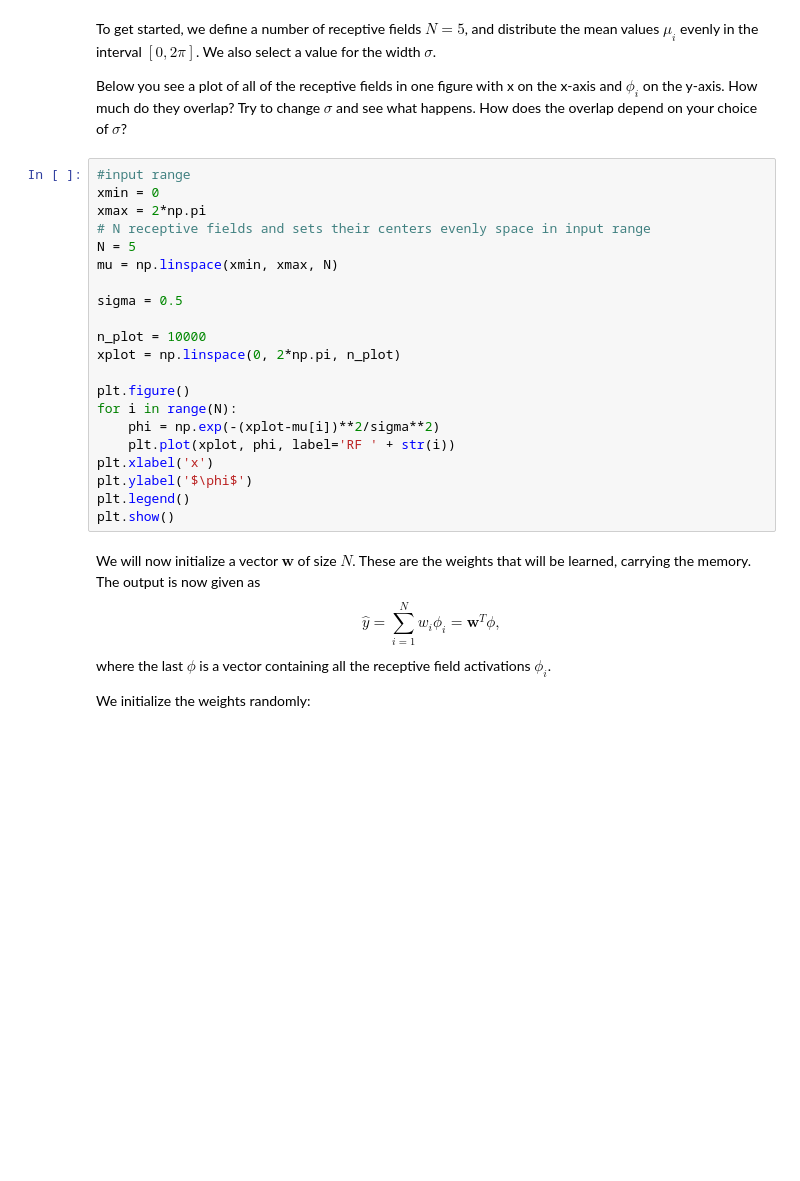
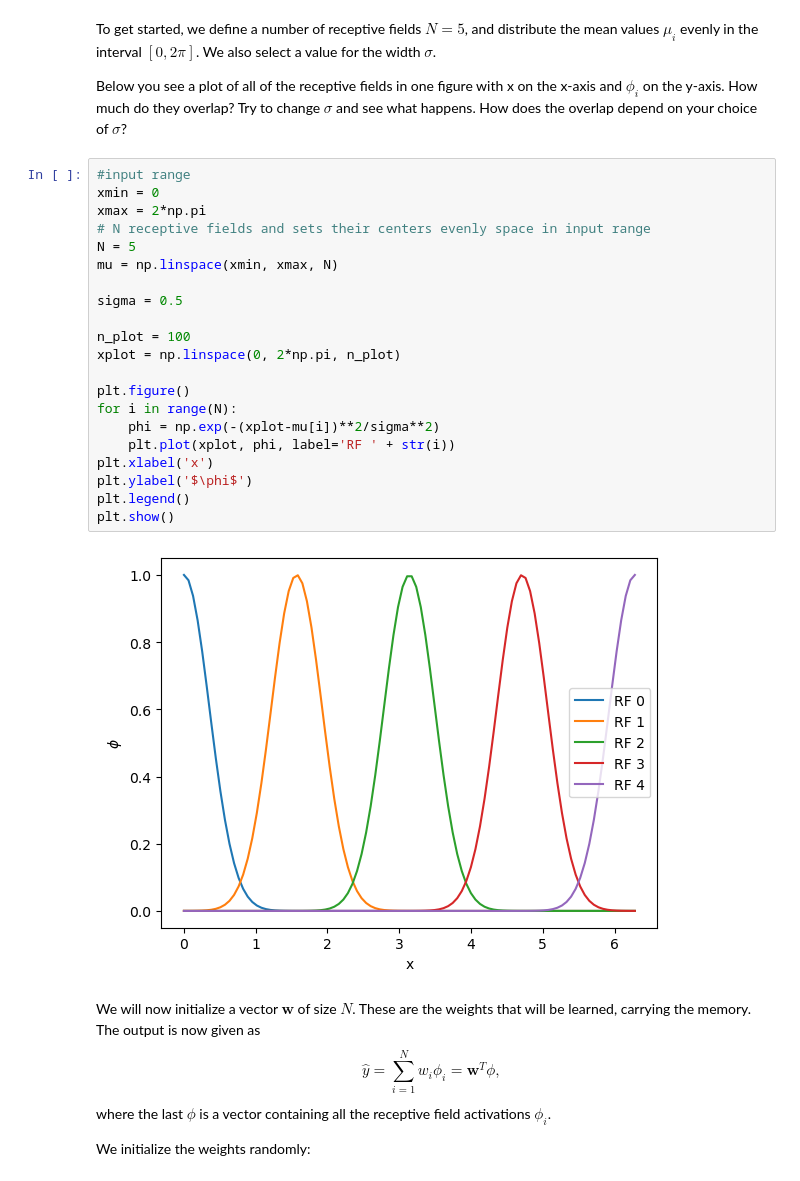
Before and after one commit to asumakpuf/Bio_Control_Exercise, a Jupyter notebook: Exercises34752_week2/2.5/exercise5.ipynb, the cells around one changed output. Saved outputs shown, nothing was run; the diff lists cells and outputs as text; blank space fills up the shorter version.

```diff
--- a/Exercises34752_week2/2.5/exercise5.ipynb
+++ b/Exercises34752_week2/2.5/exercise5.ipynb
@@ -20,24 +20,26 @@ Below you see a plot of all of the receptive fields in one figure with x on the
 # %%
 #input range
 xmin = 0
 xmax = 2*np.pi
 # N receptive fields and sets their centers evenly space in input range
 N = 5
 mu = np.linspace(xmin, xmax, N)
 
 sigma = 0.5
 
-n_plot = 10000
+n_plot = 100
 xplot = np.linspace(0, 2*np.pi, n_plot)
 
 plt.figure()
 for i in range(N):
     phi = np.exp(-(xplot-mu[i])**2/sigma**2)
     plt.plot(xplot, phi, label='RF ' + str(i))
 plt.xlabel('x')
 plt.ylabel('$\phi$')
 plt.legend()
 plt.show()
+# %% [output]
+[figure, added]
 # %% [markdown]
 We will now initialize a vector $\mathbf{w}$ of size $N$. These are the weights that will be learned, carrying the memory. The output is now given as
     \begin{equation}
```
Also changed, not shown: parts of 3 cells of this notebook, 2 other files.
